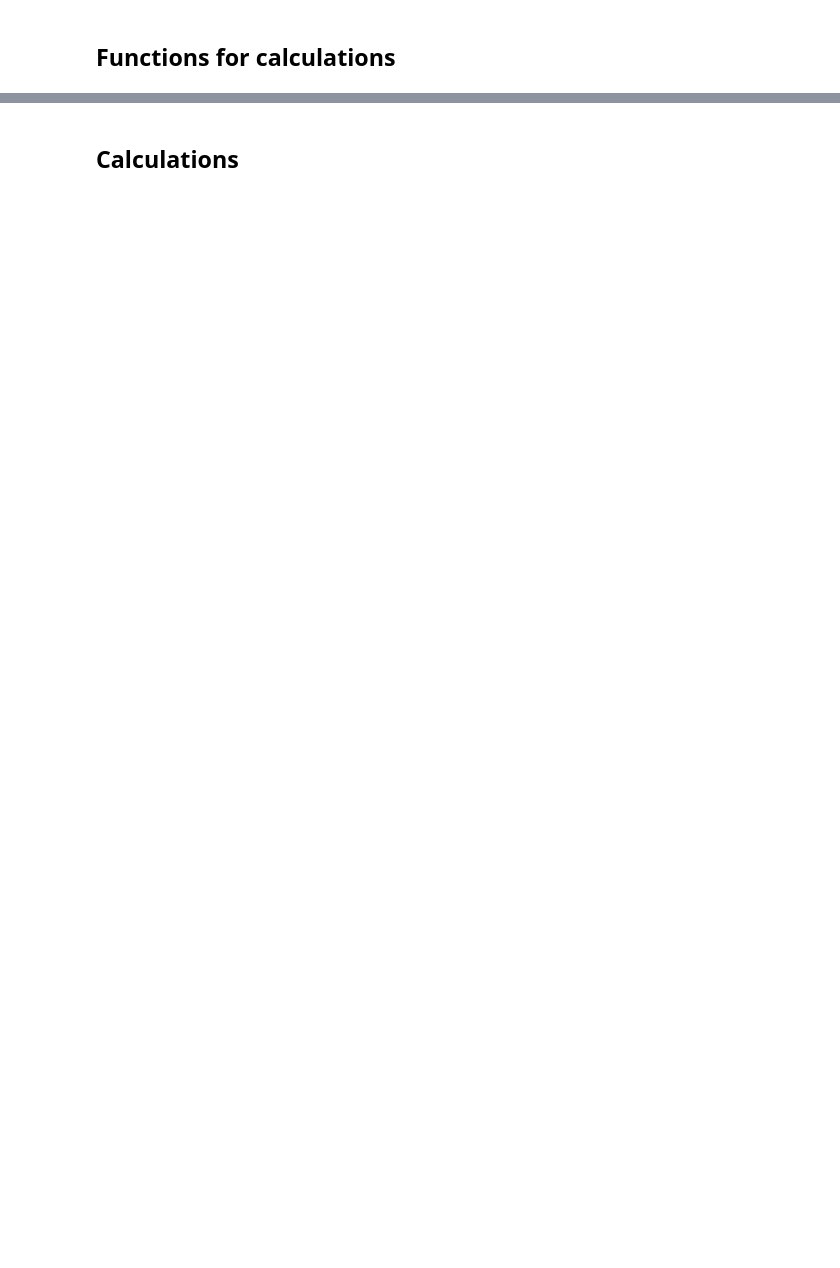
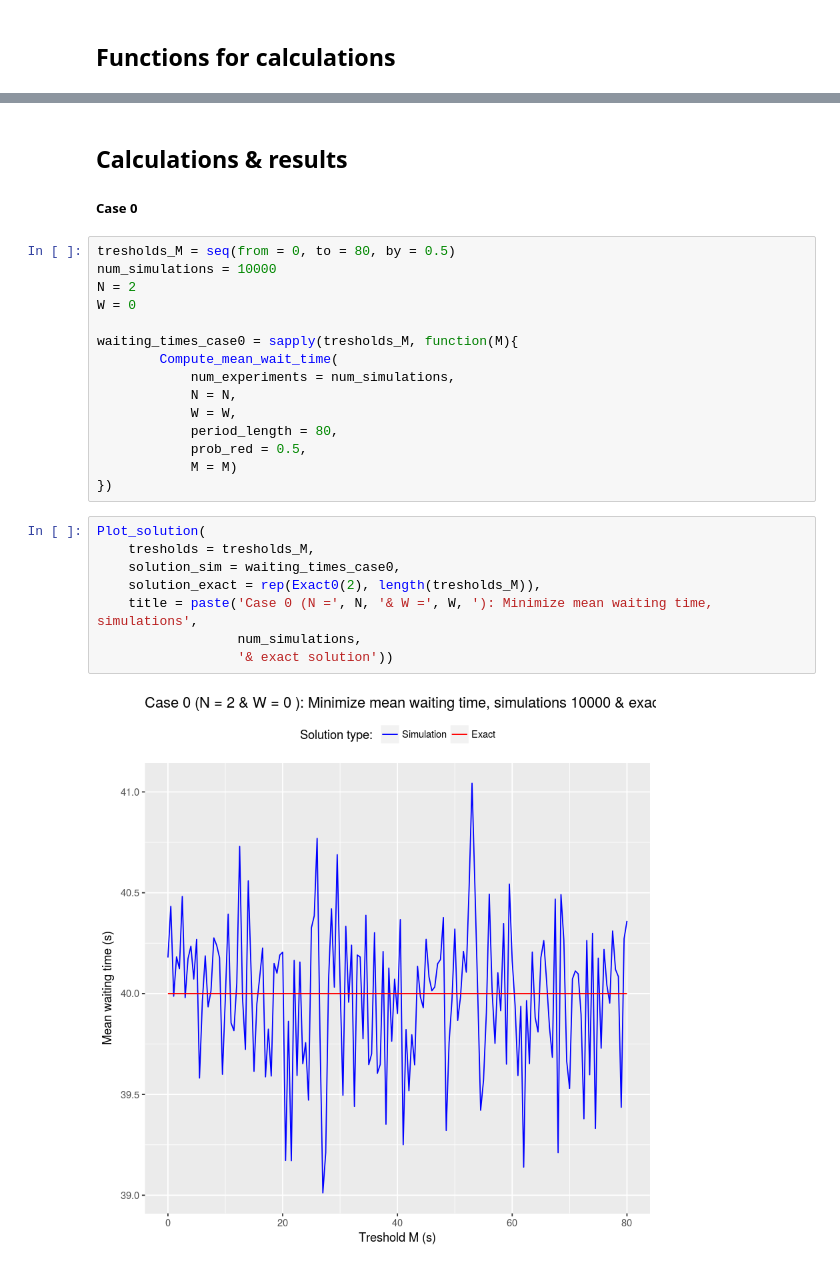
Before and after one commit to yurimejia/waiting_times, a Jupyter notebook: problem_3.ipynb, the cells around one changed output, grey strips where cells are left out. Cells and saved outputs as stored; diff of their text form; blank space fills up the shorter version.

Commit message:
Add solution of case 0 and update solution of case 1.

```diff
--- a/problem_3.ipynb
+++ b/problem_3.ipynb
@@ -145,2 +229,29 @@ Compute_mean_wait_time = function(
 # %% [markdown]
-## Calculations
+## Calculations & results
+
+##### Case 0
+# %%
+tresholds_M = seq(from = 0, to = 80, by = 0.5)
+num_simulations = 10000
+N = 2
+W = 0
+
+waiting_times_case0 = sapply(tresholds_M, function(M){
+        Compute_mean_wait_time(
+            num_experiments = num_simulations,
+            N = N,
+            W = W,
+            period_length = 80,
+            prob_red = 0.5,
+            M = M)
+})
+# %%
+Plot_solution(
+    tresholds = tresholds_M,
+    solution_sim = waiting_times_case0,
+    solution_exact = rep(Exact0(2), length(tresholds_M)),
+    title = paste('Case 0 (N =', N, '& W =', W, '): Minimize mean waiting time, simulations',
+                  num_simulations,
+                  '& exact solution'))
+# %% [output]
+[figure, added]
```
Also changed, not shown: parts of 11 cells of this notebook.
